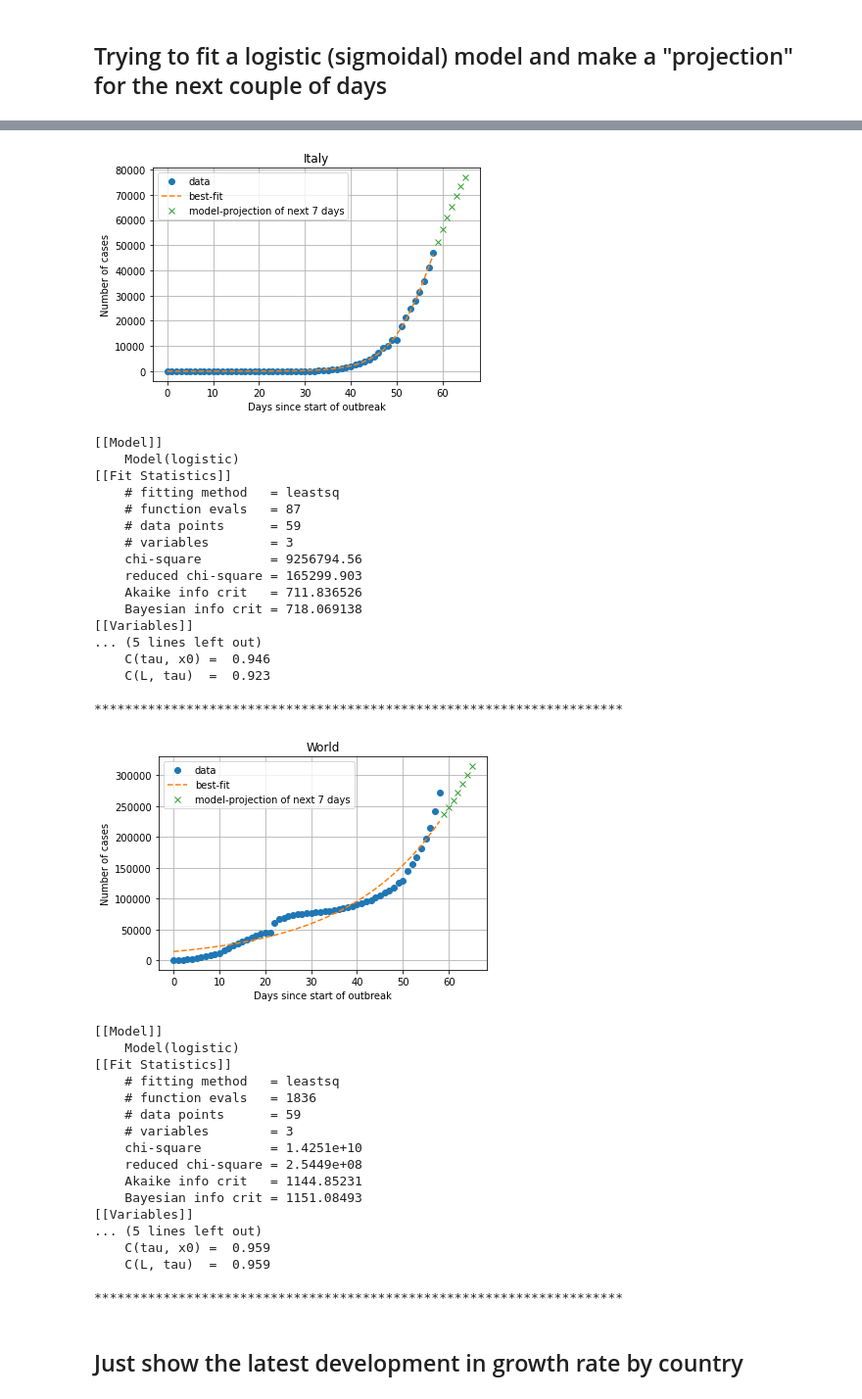
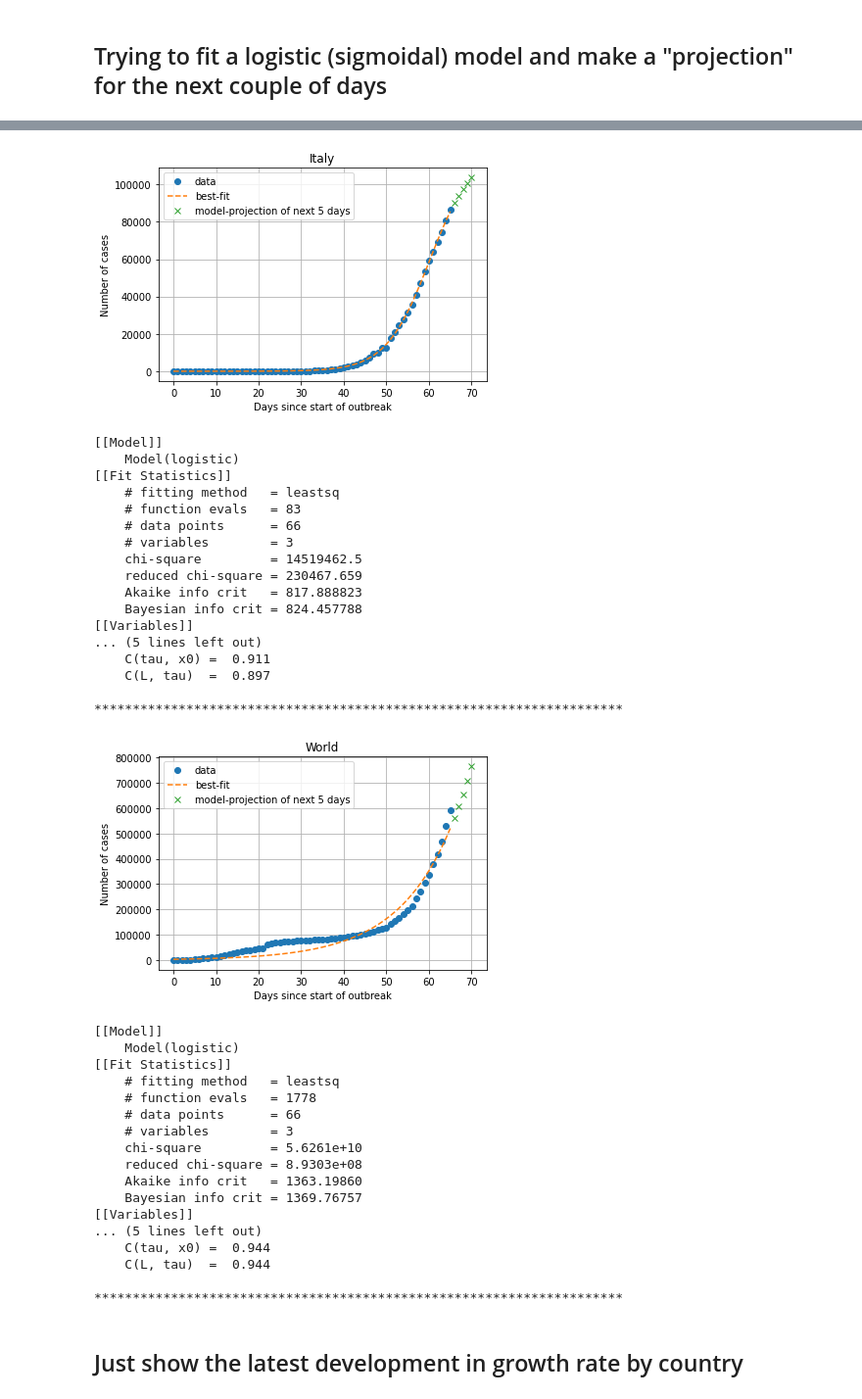
Before and after one commit to jmacenka/jupyternotebook_covid_19_visualization, a Jupyter notebook: analysis_of_the_covid_19_course.ipynb, the cells around one changed output, grey strips where cells are left out. Shown: that part at 98% size. Saved outputs shown, nothing was run; the diff lists cells and outputs as text; code cells hidden in the pictures.

```diff
--- a/analysis_of_the_covid_19_course.ipynb
+++ b/analysis_of_the_covid_19_course.ipynb
@@ -15,7 +14,7 @@ import matplotlib.pyplot as plt
 # %% [markdown]
 ## The pulling the data form Johns Hopkins CSSE Github-Repo
 # %%
-source_file = 'https://raw.githubusercontent.com/CSSEGISandData/COVID-19/master/csse_covid_19_data/csse_covid_19_time_series/time_series_19-covid-Confirmed.csv'
+source_file = "https://raw.githubusercontent.com/CSSEGISandData/COVID-19/master/csse_covid_19_data/csse_covid_19_time_series/time_series_covid19_confirmed_global.csv"
 # %%
 df = pd.read_csv(source_file)
 # %% [markdown]
@@ -117,7 +117,7 @@ def logistic(x, L, tau, x0):
     return L/(1+np.power(10,-(x-x0)/tau))
 # %%
 # Simulation parameters
-num_projected_days = 7
+num_projected_days = 5
 
 # Preprocessing
 model = Model(logistic)
@@ -198,39 +198,39 @@ Best fitting logistic model based on current days data for each country.
 
 *********************************************************************
-[figure, old version]
+[figure, new version]
 [[Model]]
     Model(logistic)
 [[Fit Statistics]]
     # fitting method   = leastsq
-    # function evals   = 87
-    # data points      = 59
+    # function evals   = 83
+    # data points      = 66
     # variables        = 3
-    chi-square         = 9256794.56
-    reduced chi-square = 165299.903
-    Akaike info crit   = 711.836526
-    Bayesian info crit = 718.069138
+    chi-square         = 14519462.5
+    reduced chi-square = 230467.659
+    Akaike info crit   = 817.888823
+    Bayesian info crit = 824.457788
 [[Variables]]
 ... (5 lines left out)
-    C(tau, x0) =  0.946
-    C(L, tau)  =  0.923
+    C(tau, x0) =  0.911
+    C(L, tau)  =  0.897
 
 *********************************************************************
-[figure, old version]
+[figure, new version]
 [[Model]]
     Model(logistic)
 [[Fit Statistics]]
     # fitting method   = leastsq
-    # function evals   = 1836
-    # data points      = 59
+    # function evals   = 1778
+    # data points      = 66
     # variables        = 3
-    chi-square         = 1.4251e+10
-    reduced chi-square = 2.5449e+08
-    Akaike info crit   = 1144.85231
-    Bayesian info crit = 1151.08493
+    chi-square         = 5.6261e+10
+    reduced chi-square = 8.9303e+08
+    Akaike info crit   = 1363.19860
+    Bayesian info crit = 1369.76757
 [[Variables]]
 ... (5 lines left out)
-    C(tau, x0) =  0.959
-    C(L, tau)  =  0.959
+    C(tau, x0) =  0.944
+    C(L, tau)  =  0.944
 
 *********************************************************************
 # %% [markdown]
```
Also changed, not shown: parts of 10 cells of this notebook, 2 other files.
